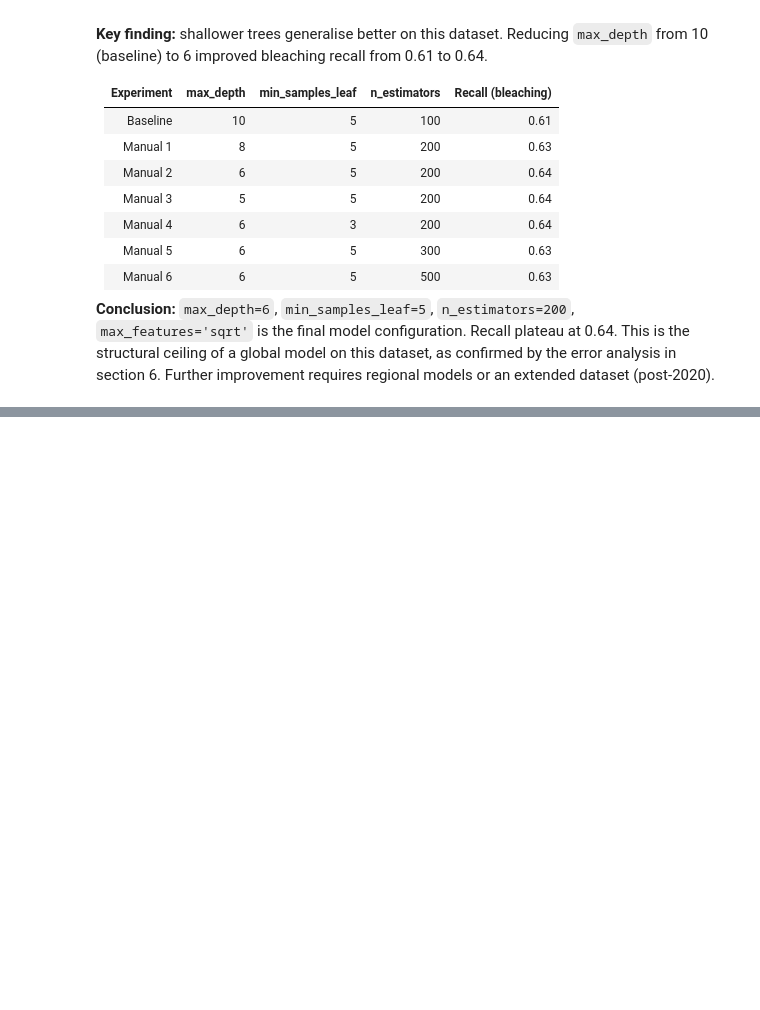
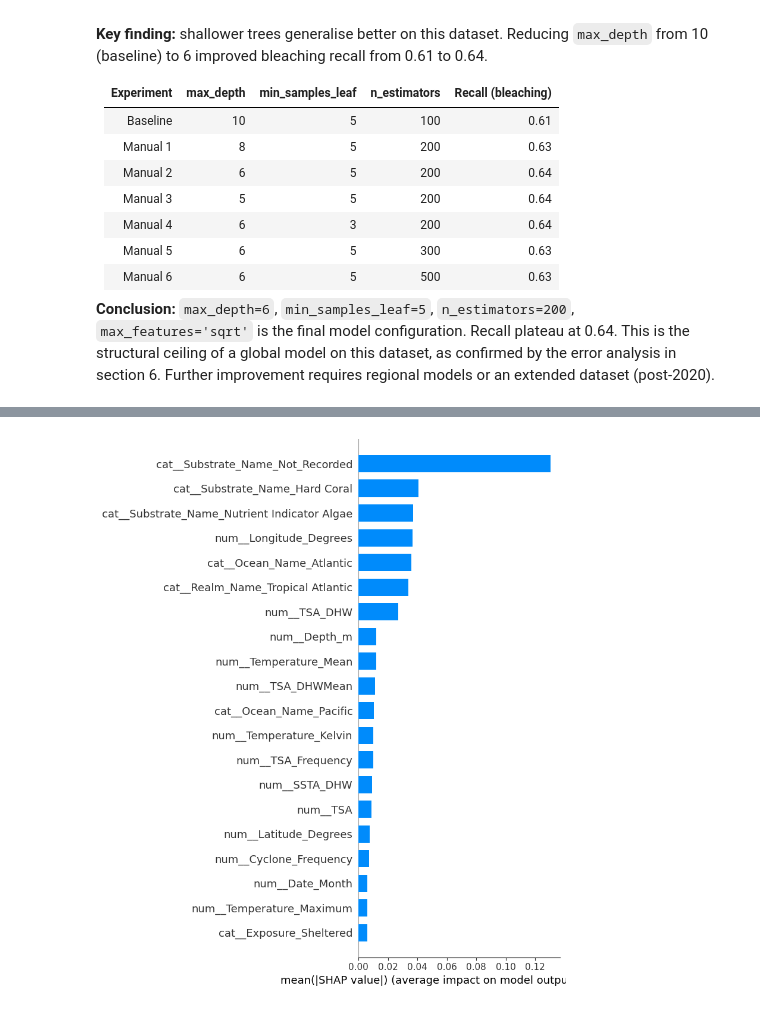
Before and after one commit to giulia-balducci/coral-bleaching-risk-analysis, a Jupyter notebook: notebooks/04_preprocessing_and_modelling.ipynb, the cells around one changed output, grey strips where cells are left out. Saved outputs shown, nothing was run; the diff lists cells and outputs as text; code cells hidden in the pictures; blank space fills up the shorter version.

Commit message:
SHAP results and interpretation added

```diff
--- a/notebooks/04_preprocessing_and_modelling.ipynb
+++ b/notebooks/04_preprocessing_and_modelling.ipynb
@@ -1373,0 +1390,8 @@ Further improvement requires regional models or an extended dataset (post-2020).
+# %%
+# Creating the SHAP explainer using the final tuned model
+explainer = shap.TreeExplainer(rf_manual_2)
+
+# SHAP values on real validation data, not SMOTE synthetic samples
+# shap_values is a list of two arrays: [class_0 (bleaching), class_1 (none)]
+shap_sample = X_val_bin_processed[:500]
+shap_values = explainer.shap_values(shap_sample)
@@ -1373,0 +1419,14 @@ Further improvement requires regional models or an extended dataset (post-2020).
+# %%
+# SHAP summary plot: feature importance for the bleaching class
+# Each dot represents one observation: red = high feature value, blue = low
+# Selecting bleaching class (index 0) - le_bin.classes_ = ['bleaching', 'none']
+shap.summary_plot(
+    shap_values[:, :, 0],
+    shap_sample,
+    feature_names=preprocessor_bin.get_feature_names_out(),
+    plot_type="bar",
+    max_display=20
+)
+plt.show()
+# %% [output]
+[figure, added]
```
Also changed, not shown: parts of 5 cells of this notebook, 1 other file.
